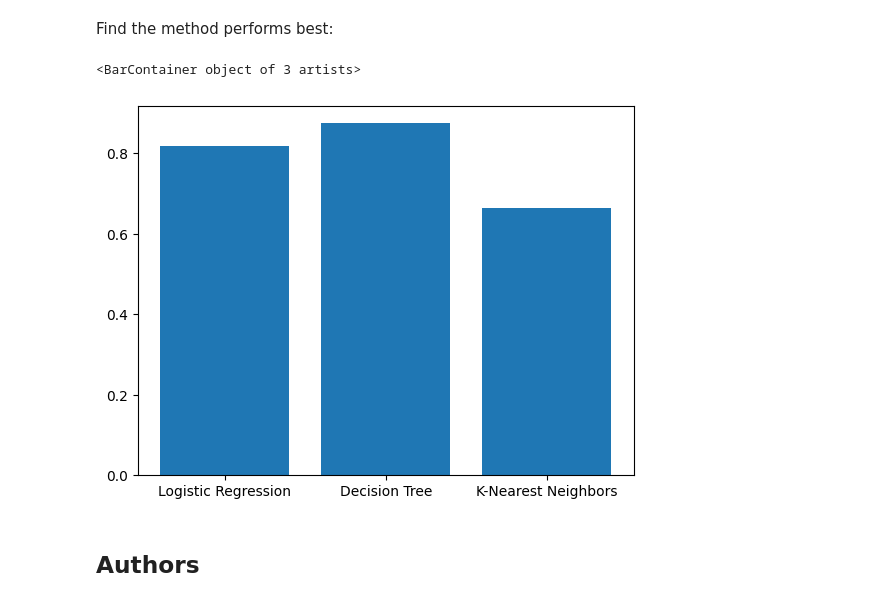
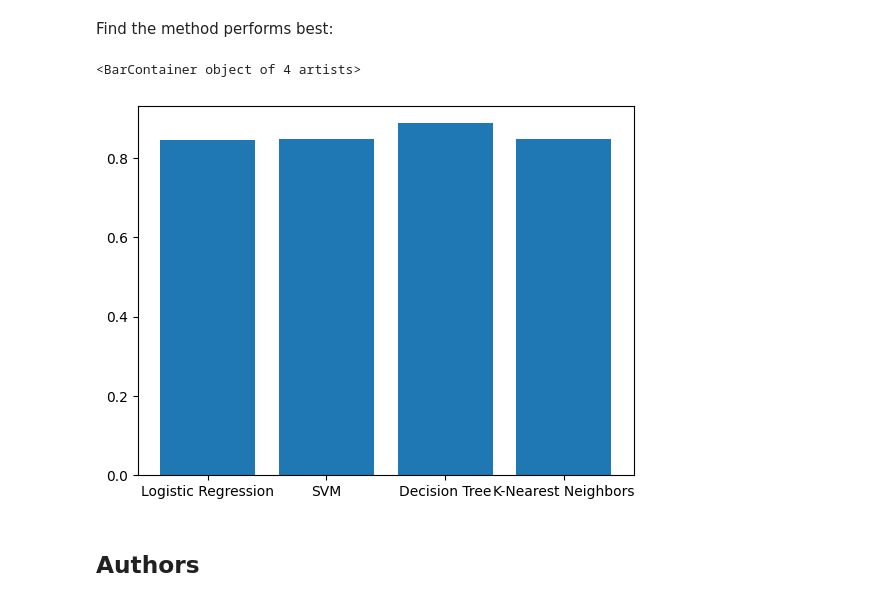
Before and after one commit to ThePolishGuy7/Applied_DataScience_Capstone, a Jupyter notebook: src/ml/SpaceX-Machine-Learning-Prediction-Part-5-v1.ipynb, the cells around one changed output. Cells and saved outputs as stored; diff of their text form; code cells hidden in the pictures.

```diff
--- a/src/ml/SpaceX-Machine-Learning-Prediction-Part-5-v1.ipynb
+++ b/src/ml/SpaceX-Machine-Learning-Prediction-Part-5-v1.ipynb
@@ -144,6 +144,9 @@ Use the function train_test_split to split the data X and Y into training and te
 <code>X_train, X_test, Y_train, Y_test</code>
 # %%
 X_train, X_test, Y_train, Y_test = train_test_split(X, Y, test_size=0.2, random_state=2)
+# %%
+X_train = transform.fit(X_train).transform(X_train.astype(float))
+X_test = transform.transform(X_test.astype(float))
 # %% [markdown]
 we can see we only have 18 test samples.
 # %%
@@ -229,6 +215,6 @@ parameters = {'kernel':('linear', 'rbf','poly','rbf', 'sigmoid'),
               'gamma':np.logspace(-3, 3, 5)}
 svm = SVC()
 # %%
-# svm_cv = GridSearchCV(svm, parameters, cv=10)
-# svm_cv.fit(X_train, Y_train)
+svm_cv = GridSearchCV(svm, parameters, cv=10)
+svm_cv.fit(X_train, Y_train)
 # %% [output]
@@ -358,12 +358,12 @@ plot_confusion_matrix(Y_test,yhat)
 Find the method performs best:
 # %%
 # Find the method performs best
-methods = ['Logistic Regression', 'Decision Tree', 'K-Nearest Neighbors']
-accuracy = [logreg_cv.best_score_, tree_cv.best_score_, knn_cv.best_score_]
+methods = ['Logistic Regression', "SVM", 'Decision Tree', 'K-Nearest Neighbors']
+accuracy = [logreg_cv.best_score_, svm_cv.best_score_, tree_cv.best_score_, knn_cv.best_score_]
 plt.bar(methods, accuracy)
 # %% [output]
-<BarContainer object of 3 artists>
+<BarContainer object of 4 artists>
-[figure, old version]
+[figure, new version]
 # %% [markdown]
 ## Authors
 # %% [markdown]
```
Also changed, not shown: parts of 11 cells of this notebook.
